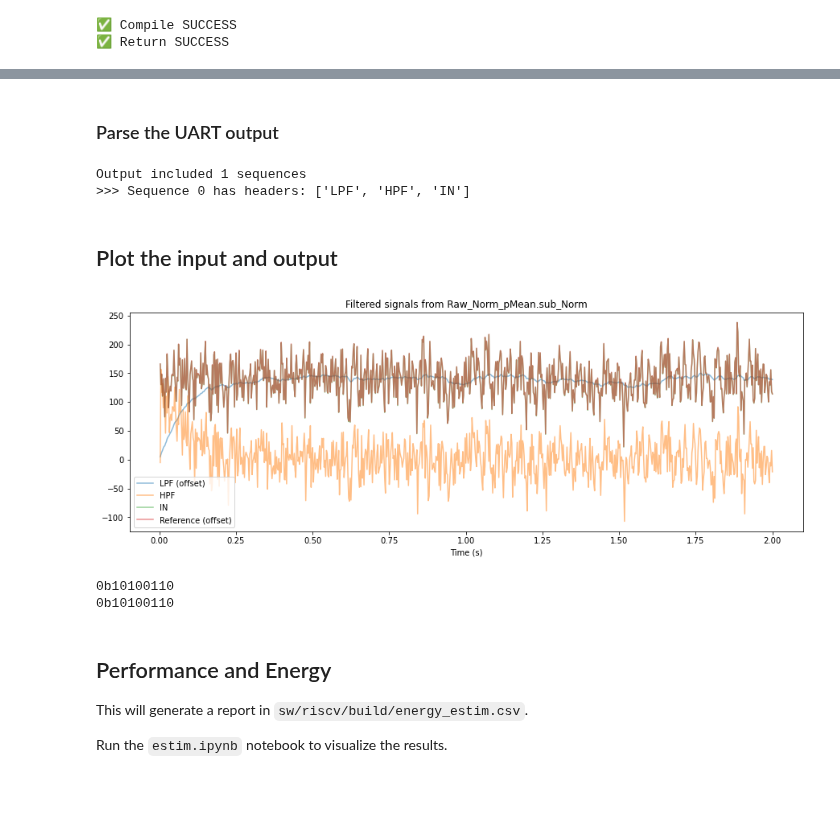
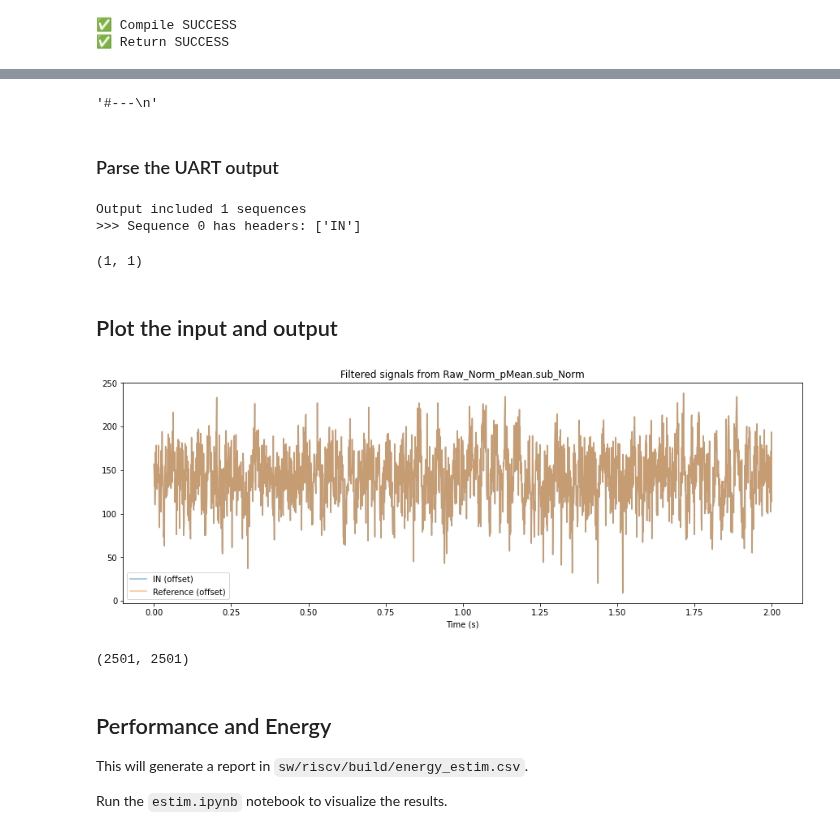
Before and after one commit to esl-epfl/x-heep-femu-sdk, a Jupyter notebook: sw/arm/apps/adc-emu/adc-emu.ipynb, the cells around one changed output, grey strips where cells are left out. Drawn from its saved outputs; the diff is of its cells as text; code cells hidden in the pictures; blank space fills up the shorter version.

```diff
--- a/sw/arm/apps/adc-emu/adc-emu.ipynb
+++ b/sw/arm/apps/adc-emu/adc-emu.ipynb
@@ -31,7 +31,7 @@ import numpy as np
 from timeseries import Timeseries
 
 VIRTUAL_ADC_BUFFER          = 1024
-INPUT_DATA_LENGTH           = 800
+INPUT_DATA_LENGTH           = 2400
 
 # Take a pre-generated binary file
 src         = SDK_PATH + 'sw/arm/apps/adc-emu/out/'
@@ -155,3 +175,7 @@ xh.uart_data
+# %%
+xh.uart_data[-1]
+# %% [output]
+'#---\n'
 # %% [markdown]
 ### Parse the UART output
 # %%
@@ -207,7 +231,11 @@ for s in range(len(raw_series)):
     print(f">>> Sequence {s} has headers: {[ h.name for h in raw_series[s] ]}")
 # %% [output]
 Output included 1 sequences
->>> Sequence 0 has headers: ['LPF', 'HPF', 'IN']
+>>> Sequence 0 has headers: ['IN']
+# %%
+len(starts), len(ends)
+# %% [output]
+(1, 1)
 # %% [markdown]
 ## Plot the input and output
 # %%
@@ -221,40 +249,40 @@ import copy
 series = copy.deepcopy(raw_series)
 # Add to the sequence some reference signal
 ts = Timeseries("Reference")
-ts.data = din.data[1:]  + OFFSET
+ts.data = din.data[0:]  + OFFSET
 ts.name += " (offset)"
-ts.time = din.time[1:]
+ts.time = din.time[0:]
 series[0].append(ts)
 
 # Add some time information based on knowledge of what was input and the expected output
 series[0][0].time = ts.time
-series[0][1].time = ts.time
-series[0][2].time = ts.time
+# series[0][1].time = ts.time
+# series[0][2].time = ts.time
 
 series[0][0].data = series[0][0].data + OFFSET
 series[0][0].name += " (offset)"
 
 # Generate subplot to show the results
 plts = len(series)
 plt_height = 5
 fig, axs = plt.subplots(ncols=plts, figsize=(3*plt_height*plts, plt_height))
 
 # Plot configurations
 a = 0.5 # Alpha (opacity)
 
 # Plot the desired signals
 for p in range(plts):
     for s in range(len(series[p])):
         ax = axs if len(series) == 1 else axs[p]
         if len(series[p][s].time) > 0:
             ax.plot(series[p][s].time, series[p][s].data,
                     alpha = a)
         else:
             ax.plot(series[p][s].data,
                     alpha = a)
     ax.legend([seq.name for seq in series[p]])
     ax.set_xlabel("Time (s)")
     ax.set_title(f"Filtered signals from {src_name}")
 # %% [output]
-[figure, old version]
+[figure, new version]
 # %%
@@ -264,9 +292,7 @@ for i in range(len(series[0][2].data)):
-# %%
-print(bin(series[0][2].data[0]))
-print(bin(series[0][3].data[0].astype(int)))
-# %% [output]
-0b10100110
-0b10100110
+# %%
+len(series[0][0].data), len(series[0][1].data)
+# %% [output]
+(2501, 2501)
 # %% [markdown]
 ## Performance and Energy
 
```
Also changed, not shown: parts of 9 cells of this notebook, 5 other files.
